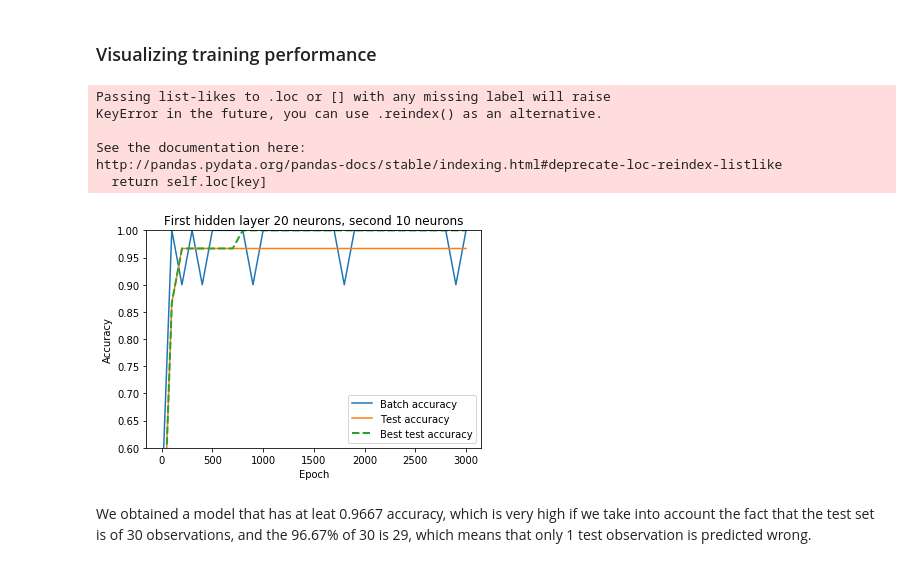
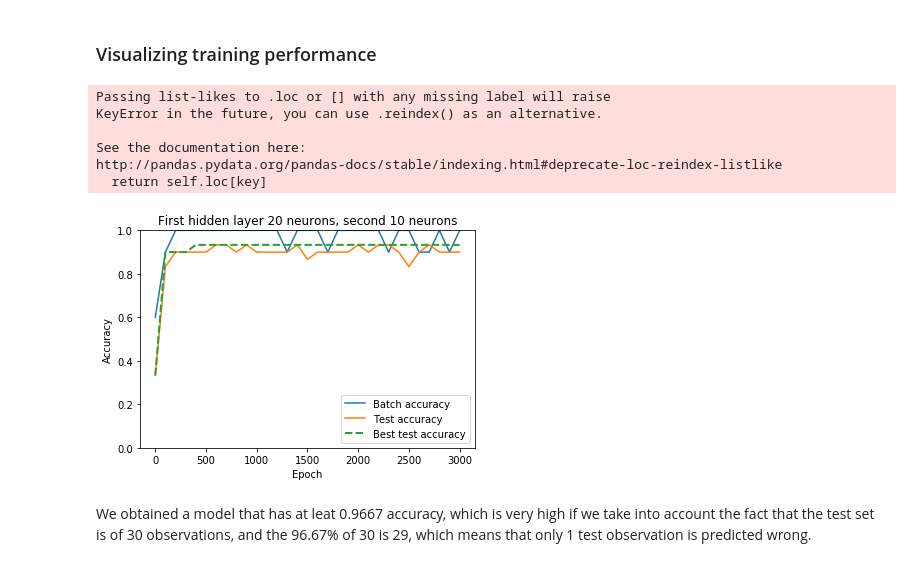
Before and after one commit to dsalgador/mathematics-for-bigdata, a Jupyter notebook: Deliveries/Delivery3/Deep-Neural-Network-for-Classification.ipynb, the cells around one changed output. Drawn from its saved outputs; the diff is of its cells as text; code cells hidden in the pictures.

```diff
--- a/Deliveries/Delivery3/Deep-Neural-Network-for-Classification.ipynb
+++ b/Deliveries/Delivery3/Deep-Neural-Network-for-Classification.ipynb
@@ -183,7 +171,7 @@ if not os.path.exists(sim_directory):
 # %% [markdown]
 ## Deep Neural Network model (architecture)
 # %%
-SIMULATION =9
+SIMULATION = 10
 
 # Simulation parameters
 simulation_directory = './simulations/simulation{}'.format(SIMULATION)
@@ -431,31 +420,31 @@ Elapsed time:  0.59  minutes.  Best Test accuracy:  1.0
 # %%
 metrics = pd.read_table(training_file, sep = ",")
 metrics.head()
 
 def plot_accuracy(metrics):
     indices = [i for i in range(0,1000,10)]
     plt.plot(metrics['epoch'][indices],metrics['acc_train'][indices], label = "Batch accuracy")
     plt.plot(metrics['epoch'][indices],metrics['acc_test'][indices], label = "Test accuracy")
     plt.plot(metrics['epoch'][indices],metrics['best_acc_test'][indices], label = "Best test accuracy",linestyle = '--',linewidth = 2.0)
 
     plt.xlabel("Epoch")
     plt.ylabel("Accuracy")
     plt.legend(loc='lower right')
-    plt.ylim(.6,1.0)
+    plt.ylim(.0,1.0)
 
 plot_accuracy(metrics)
 plt.title("First hidden layer {} neurons, second {} neurons".format(n_hidden1, n_hidden2))
 
 plt.show()
 plt.close()
 # %% [output]
 Passing list-likes to .loc or [] with any missing label will raise
 KeyError in the future, you can use .reindex() as an alternative.
 
 See the documentation here:
 http://pandas.pydata.org/pandas-docs/stable/indexing.html#deprecate-loc-reindex-listlike
   return self.loc[key]
-[figure, old version]
+[figure, new version]
 # %% [markdown]
 We obtained a model that has at leat 0.9667 accuracy, which is very high if we take into account the fact
 that the test set is of 30 observations, and the 96.67% of 30 is 29, which means that only 1 test observation is predicted wrong.
```
Also changed, not shown: parts of 8 cells of this notebook.
